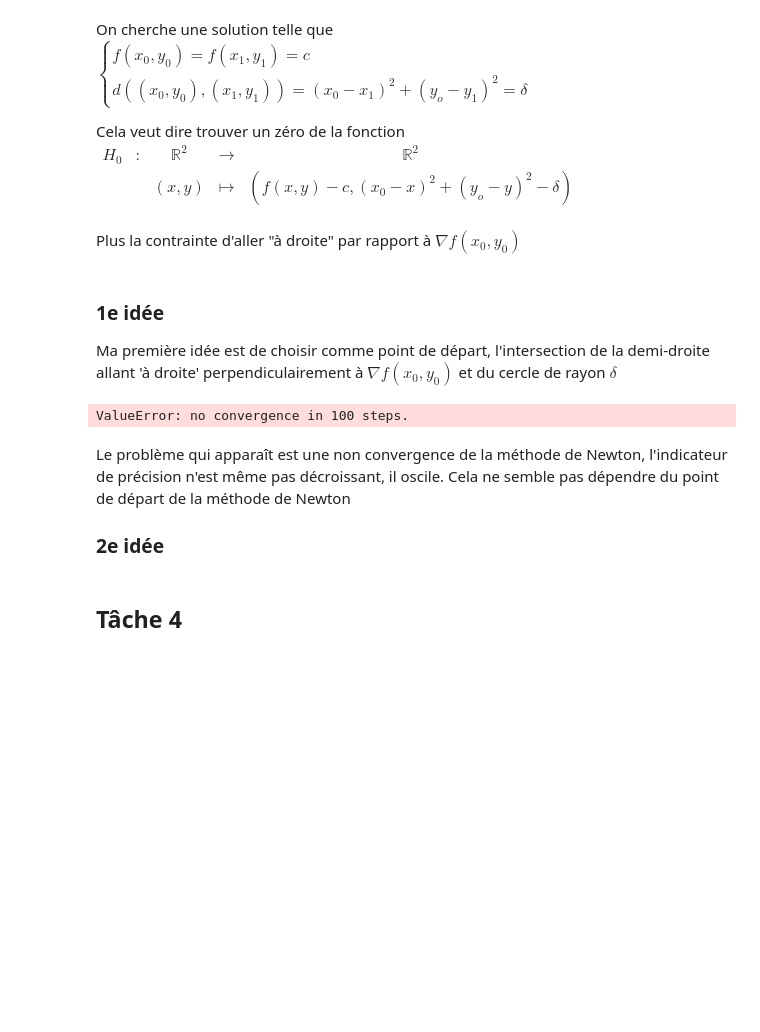
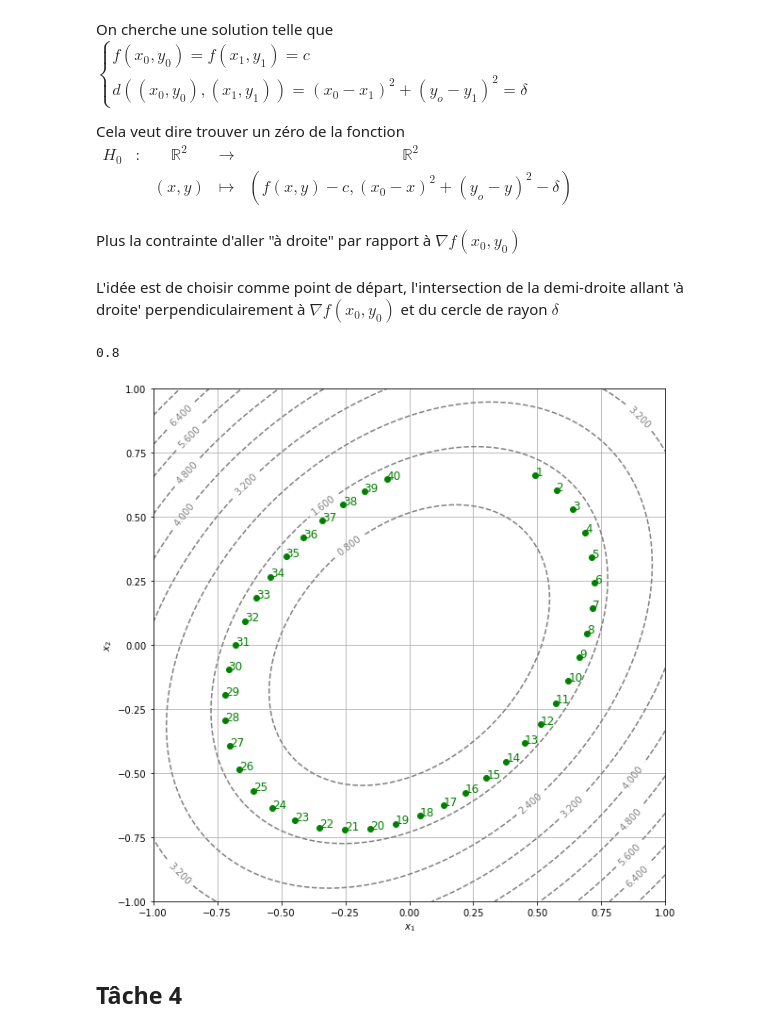
Before and after one commit to fllaser/projet-maths-diff, a Jupyter notebook: Rendu.ipynb, the cells around one changed output. Cells and saved outputs as stored; diff of their text form; code cells hidden in the pictures; blank space fills up the shorter version.

```diff
--- a/Rendu.ipynb
+++ b/Rendu.ipynb
@@ -185,36 +185,57 @@ H_0 & : & \mathbb{R}^2 & \to & \mathbb{R}^2 \\
 
 Plus la contrainte d'aller "à droite" par rapport à  $\nabla f(x_0, y_0)$
 # %% [markdown]
-### 1e idée
-Ma première idée est de choisir comme point de départ, l'intersection de la demi-droite allant 'à droite' perpendiculairement à $\nabla f(x_0, y_0)$  et du cercle de rayon $\delta$
+
+L'idée est de choisir comme point de départ, l'intersection de la demi-droite allant 'à droite' perpendiculairement à $\nabla f(x_0, y_0)$  et du cercle de rayon $\delta$
 # %%
 
 def intersectiondroite(f,x0,y0,delta):
     grad_f = grad(f)
     g=grad_f(x0, y0)
     new_norme=delta/np.sqrt(g[0]**2+g[1]**2)
-    ortho=[-g[1]*new_norme,g[0]*new_norme]
+    ortho=[g[1]*new_norme,-g[0]*new_norme]
     return (x0+ortho[0],y0+ortho[1])
 
 
 #interctiondroite(f1,0.6,0.6,2)
-def level_curve(f, x0, y0, delta=0.1, N=1000, eps=eps):
+
+def level_curve(f, x0, y0, delta=0.1, N=40, eps=eps):
     res=np.zeros((2,N))
+    c=f(x0,y0)
     for i in range (N):
-        x1,y1=intersectiondroite(f,x0,y0,delta)
         def T3(x,y):
             return np.array([f(x,y)-c,(x0-x)**2+(y0-y)**2-delta**2])
+        x1,y1=intersectiondroite(f,x0,y0,delta)
         x2,y2=Newton(T3,x1,y1,eps)
         res[0][i],res[1][i]=x2,y2
         x0,y0=x2,y2
     return res
 
-print(level_curve(f1, 0.7,0.8))
+LC=level_curve(f1, 0.4,0.7)
+
+print(c)
+
+
+display_contour(
+    f1,
+    x=np.linspace(-1.0, 1.0, 100),
+    y=np.linspace(-1.0, 1.0, 100),
+    levels=10 # 10 levels, automatically selected
+)
+
+#Affichage des points
+plt.plot(LC[0],LC[1],'bo',color='green')
+i=1
+for x, y in zip(LC[0], LC[1]):
+    plt.text(x, y, str(i), color="green", fontsize=12)
+    i+=1
+
+
+
+plt.show()
 # %% [output]
-ValueError: no convergence in 100 steps.
+0.8
+[figure, added]
-# %% [markdown]
-Le problème qui apparaît est une non convergence de la méthode de Newton, l'indicateur de précision n'est même pas décroissant, il oscile. Cela ne semble pas dépendre du point de départ de la méthode de Newton
-### 2e idée
 # %% [markdown]
 ## Tâche 4
 # %% [markdown]
```
Also changed, not shown: parts of 1 cell of this notebook, 1 other file.
